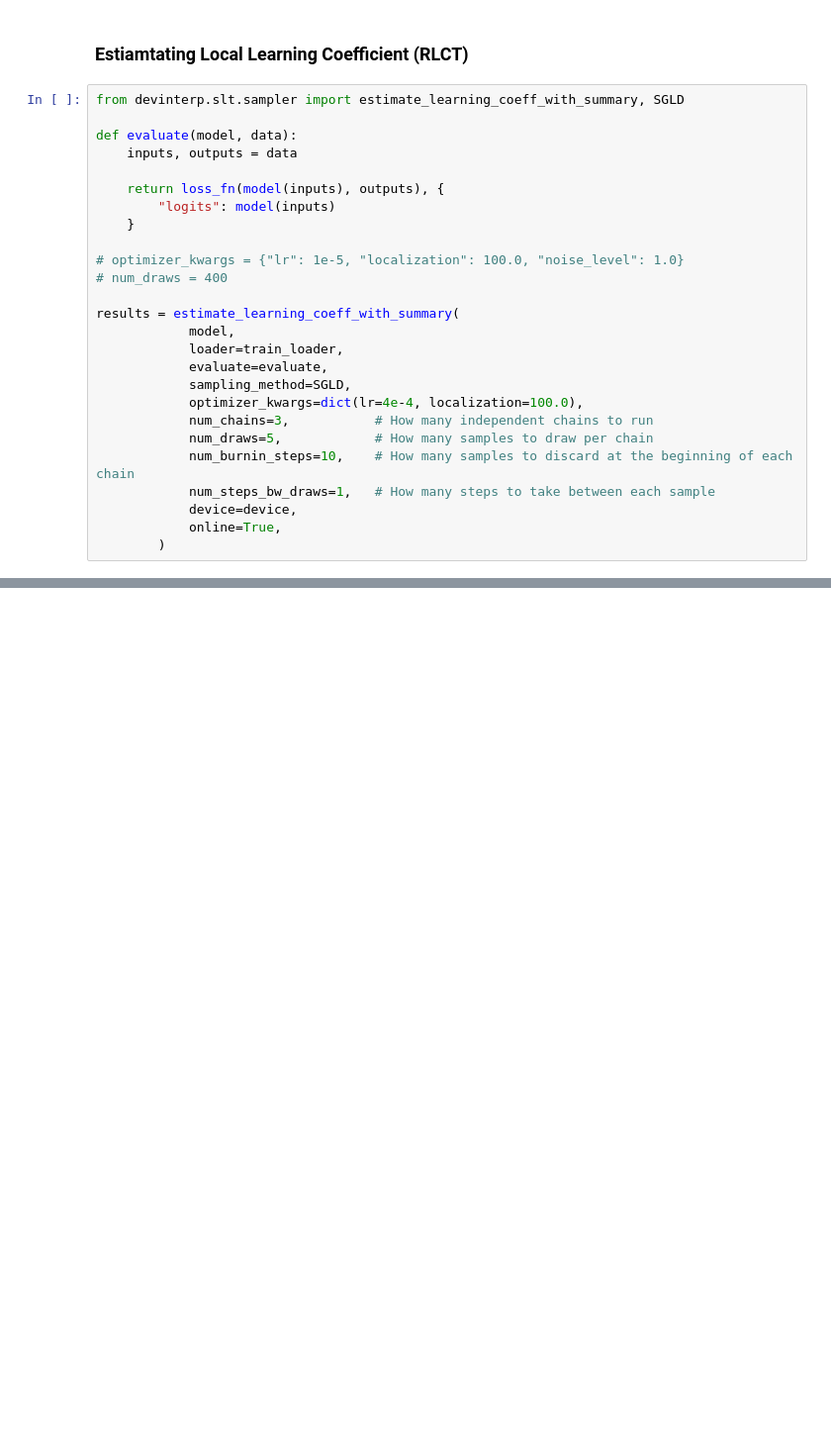
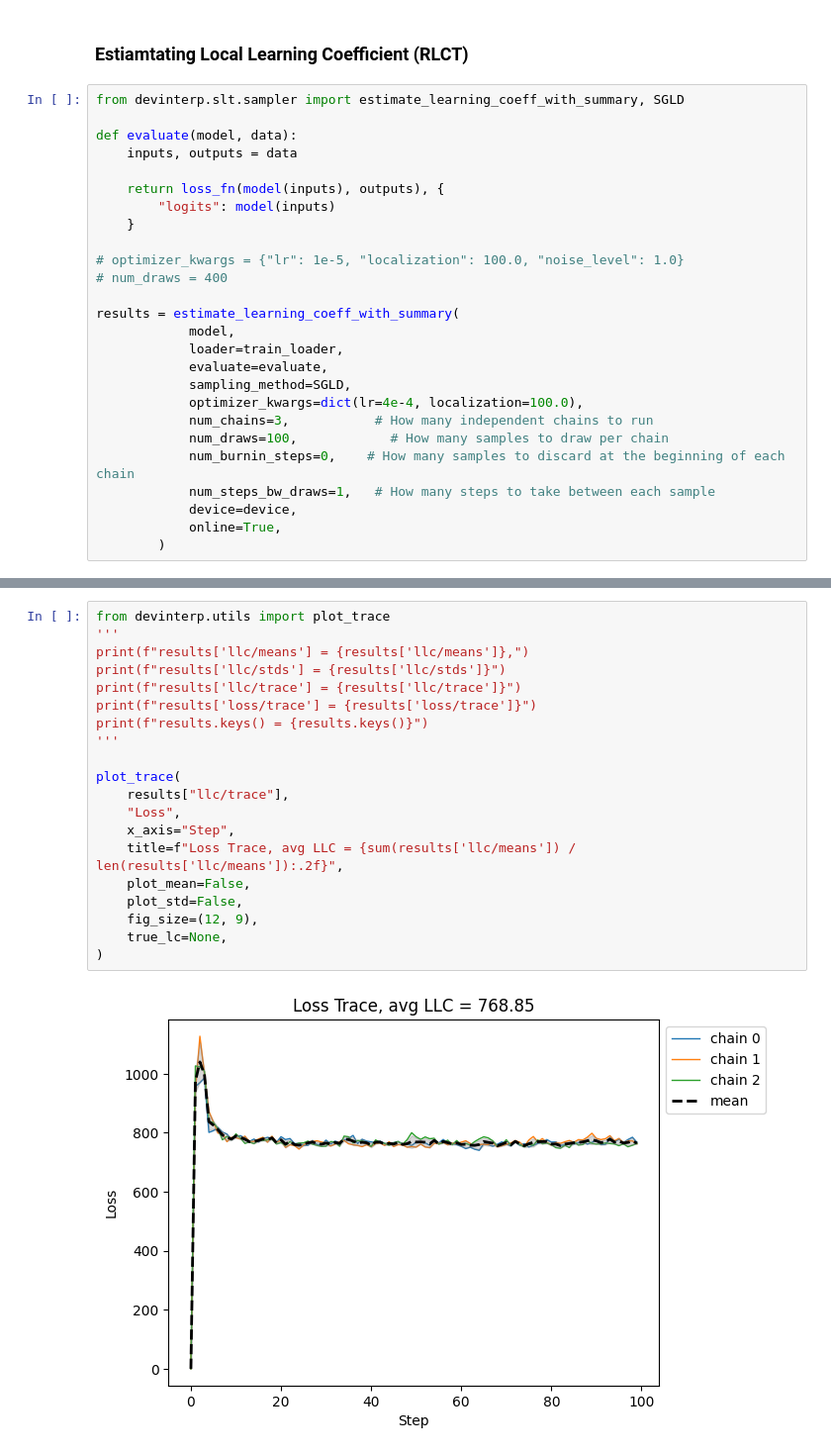
Before and after one commit to james-sullivan/ArithmeticTransformer, a Jupyter notebook: src/GrokkingAdditionMultiplication.ipynb, the cells around one changed output, grey strips where cells are left out. Shown at 99% size. Cells and saved outputs as stored; diff of their text form; blank space fills up the shorter version.

Commit message:
Adds code for LLC plot

```diff
--- a/src/GrokkingAdditionMultiplication.ipynb
+++ b/src/GrokkingAdditionMultiplication.ipynb
@@ -417,8 +417,8 @@ results = estimate_learning_coeff_with_summary(
             sampling_method=SGLD,
             optimizer_kwargs=dict(lr=4e-4, localization=100.0),
             num_chains=3,           # How many independent chains to run
-            num_draws=5,            # How many samples to draw per chain
-            num_burnin_steps=10,    # How many samples to discard at the beginning of each chain
+            num_draws=100,            # How many samples to draw per chain
+            num_burnin_steps=0,    # How many samples to discard at the beginning of each chain
             num_steps_bw_draws=1,   # How many steps to take between each sample
             device=device,
             online=True,
@@ -442,0 +445,22 @@ results.keys() = dict_keys(['init_loss', 'llc/means', 'llc/stds', 'llc/trace', '
+# %%
+from devinterp.utils import plot_trace
+'''
+print(f"results['llc/means'] = {results['llc/means']},")
+print(f"results['llc/stds'] = {results['llc/stds']}")
+print(f"results['llc/trace'] = {results['llc/trace']}")
+print(f"results['loss/trace'] = {results['loss/trace']}")
+print(f"results.keys() = {results.keys()}")
+'''
+
+plot_trace(
+    results["llc/trace"],
+    "Loss",
+    x_axis="Step",
+    title=f"Loss Trace, avg LLC = {sum(results['llc/means']) / len(results['llc/means']):.2f}",
+    plot_mean=False,
+    plot_std=False,
+    fig_size=(12, 9),
+    true_lc=None,
+)
+# %% [output]
+[figure, added]
```
Also changed, not shown: parts of 3 cells of this notebook.
